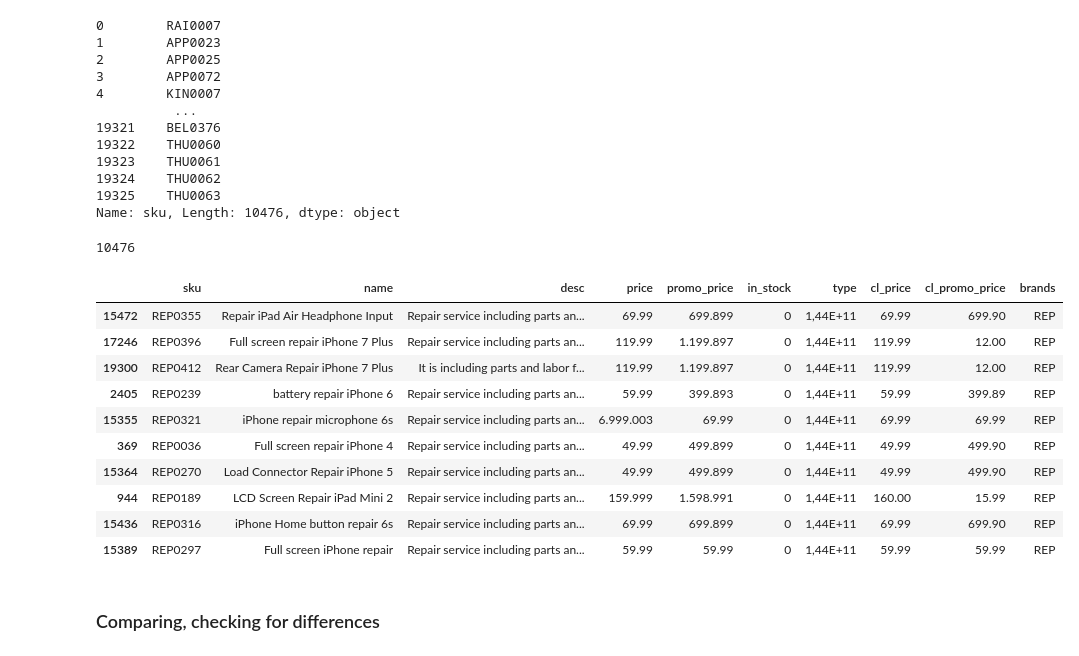
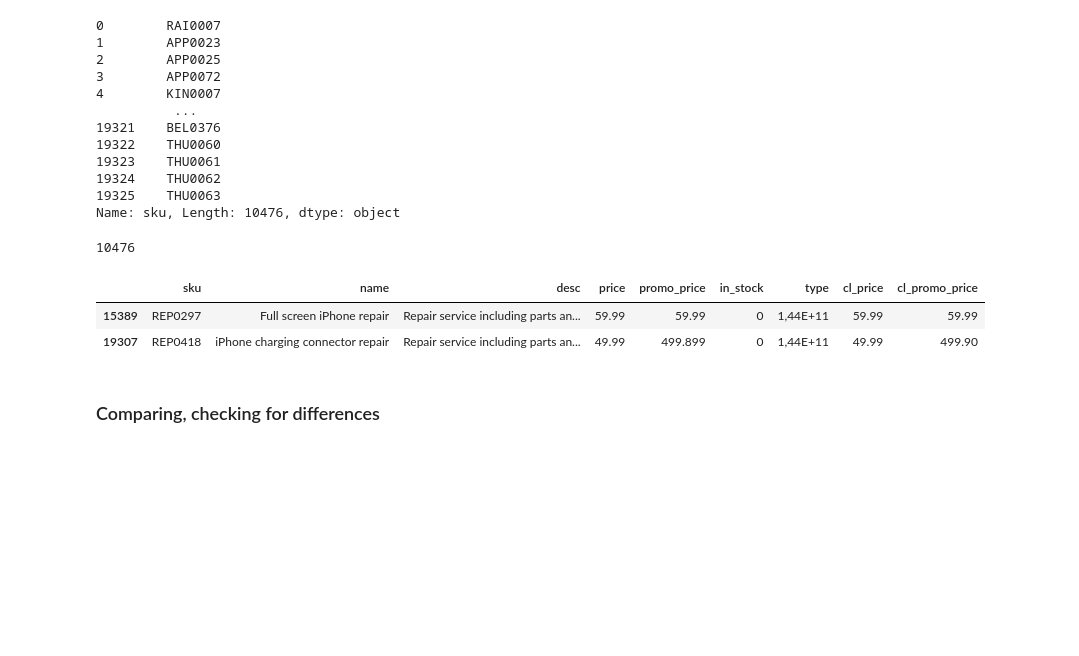
Before and after one commit to FindWhatYou/Pandas_Exercises, a Jupyter notebook: 7_Data_Cleaning.ipynb, the cells around one changed output. Cells and saved outputs as stored; diff of their text form; code cells hidden in the pictures; blank space fills up the shorter version.

```diff
--- a/7_Data_Cleaning.ipynb
+++ b/7_Data_Cleaning.ipynb
@@ -373,14 +388,18 @@ products_1sp.isna().sum()
 # %%
 products_1sp["cl_price"] = (
 products_1sp[products_1sp.price.notna() &
-             products_1sp.price.str.match(r'^\d{1,4}\.\d{1,3}$')| products_1sp.price.str.match(r'^\d{1,5}$')].price.astype(float).
-combine_first(products_1sp[products_1sp.price.notna() &
-             products_1sp.price.str.match(r'^\d{3}\.\d{3}$')].price.astype(float)/10).
-combine_first(products_1sp[products_1sp.price.notna() &
-             products_1sp.price.str.match(r'^\d{1,3}\.\d{3}\.\d{3}$')].price.str.replace(".","", regex=False).astype(float)/100000)
+             products_1sp.price.str.match(r'^\d{1,4}\.\d{1,3}$')|
+             products_1sp.price.str.match(r'^\d{1,5}$')]
+                         .price.astype(float)
+.combine_first(products_1sp[products_1sp.price.notna() &
+               products_1sp.price.str.match(r'^\d{3}\.\d{3}$')]
+                           .price.astype(float)/10)
+.combine_first(products_1sp[products_1sp.price.notna() &
+             products_1sp.price.str.match(r'^\d{1,3}\.\d{3}\.\d{3}$')]
+                         .price.str.replace(".","", regex=False)
+                         .astype(float)/100000)
 )
-
-# As def in functions
+# As functions
 # %%
 products_2sp = transform(products_1sp,'price','cl_price').dropna().copy()
 
@@ -486,19 +505,11 @@ len(products_2sp.sku.unique())
 # %% [output]
 10476
 # %%
-products_2sp[products_1sp.sku.str.slice(0,3) == "REP"].sort_values(by="desc").sample(10)
+products_2sp[products_1sp.sku.str.slice(0,3) == "REP"].sort_values(by="desc").sample(2)
 # %% [output]
-|  | sku | name | desc | price | promo_price | in_stock | type | cl_price | cl_promo_price | brands |
-| 15472 | REP0355 | Repair iPad Air Headphone Input | Repair service including parts an... | 69.99 | 699.899 | 0 | 1,44E+11 | 69.99 | 699.90 | REP |
-| 17246 | REP0396 | Full screen repair iPhone 7 Plus | Repair service including parts an... | 119.99 | 1.199.897 | 0 | 1,44E+11 | 119.99 | 12.00 | REP |
-| 19300 | REP0412 | Rear Camera Repair iPhone 7 Plus | It is including parts and labor f... | 119.99 | 1.199.897 | 0 | 1,44E+11 | 119.99 | 12.00 | REP |
-| 2405 | REP0239 | battery repair iPhone 6 | Repair service including parts an... | 59.99 | 399.893 | 0 | 1,44E+11 | 59.99 | 399.89 | REP |
-| 15355 | REP0321 | iPhone repair microphone 6s | Repair service including parts an... | 6.999.003 | 69.99 | 0 | 1,44E+11 | 69.99 | 69.99 | REP |
-| 369 | REP0036 | Full screen repair iPhone 4 | Repair service including parts an... | 49.99 | 499.899 | 0 | 1,44E+11 | 49.99 | 499.90 | REP |
-| 15364 | REP0270 | Load Connector Repair iPhone 5 | Repair service including parts an... | 49.99 | 499.899 | 0 | 1,44E+11 | 49.99 | 499.90 | REP |
-| 944 | REP0189 | LCD Screen Repair iPad Mini 2 | Repair service including parts an... | 159.999 | 1.598.991 | 0 | 1,44E+11 | 160.00 | 15.99 | REP |
-| 15436 | REP0316 | iPhone Home button repair 6s | Repair service including parts an... | 69.99 | 699.899 | 0 | 1,44E+11 | 69.99 | 699.90 | REP |
-| 15389 | REP0297 | Full screen iPhone repair | Repair service including parts an... | 59.99 | 59.99 | 0 | 1,44E+11 | 59.99 | 59.99 | REP |
+|  | sku | name | desc | price | promo_price | in_stock | type | cl_price | cl_promo_price |
+| 15389 | REP0297 | Full screen iPhone repair | Repair service including parts an... | 59.99 | 59.99 | 0 | 1,44E+11 | 59.99 | 59.99 |
+| 19307 | REP0418 | iPhone charging connector repair | Repair service including parts an... | 49.99 | 499.899 | 0 | 1,44E+11 | 49.99 | 499.90 |
 # %%
 products_2sp["brands"] = products_2sp.sku.str.slice(0,3)
 
```
Also changed, not shown: parts of 28 cells of this notebook.
